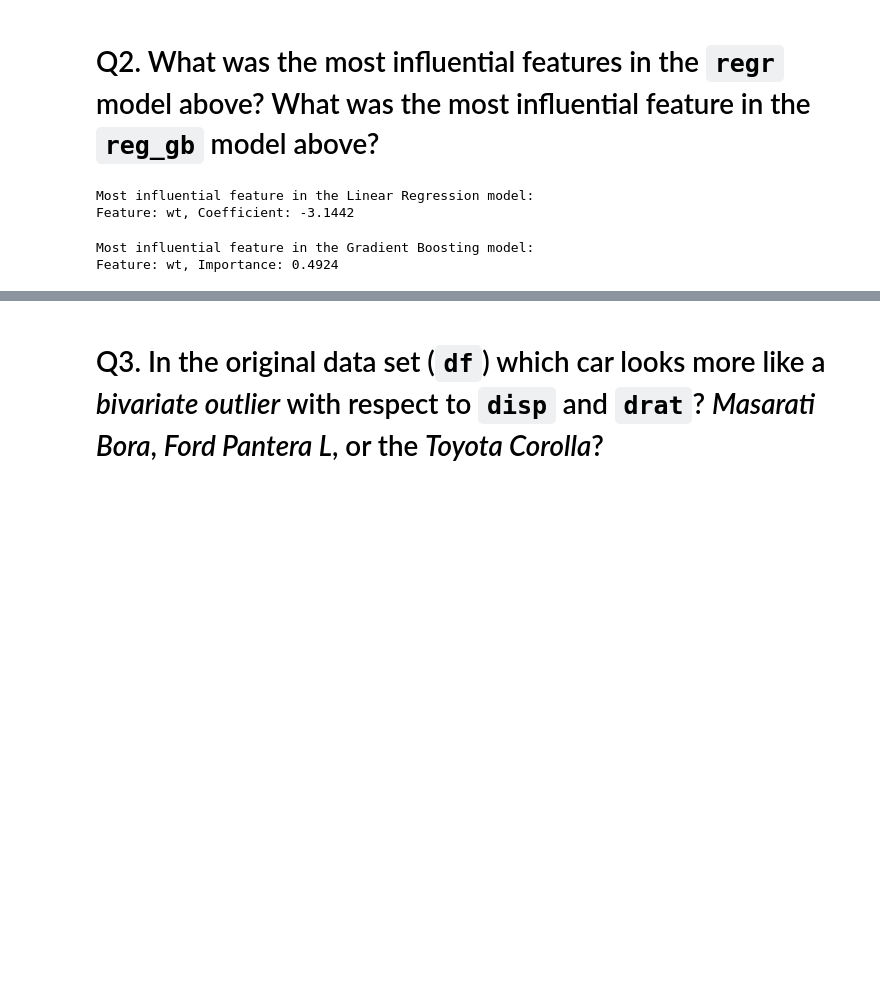
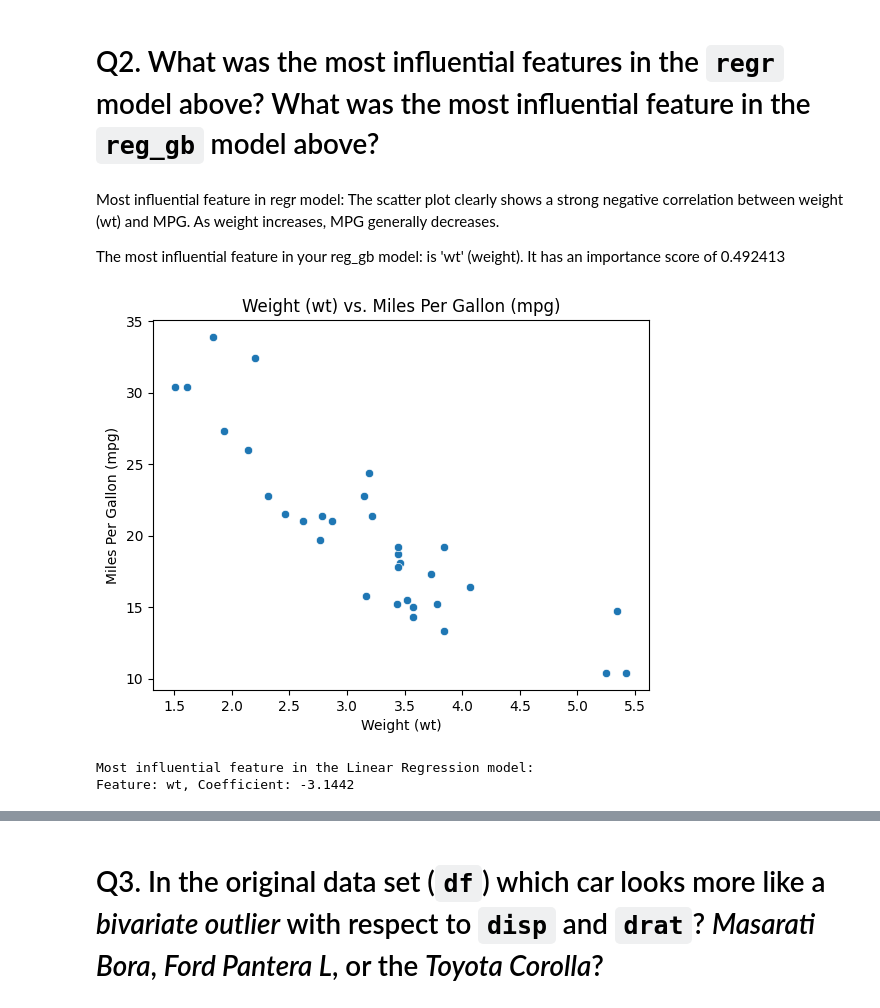
Before and after one commit to umcchavali/model_risk_management, a Jupyter notebook: hw1_outlier_detection_v1.ipynb, the cells around one changed output, grey strips where cells are left out. Saved outputs shown, nothing was run; the diff lists cells and outputs as text; code cells hidden in the pictures; blank space fills up the shorter version.

```diff
--- a/hw1_outlier_detection_v1.ipynb
+++ b/hw1_outlier_detection_v1.ipynb
@@ -654,5 +664,18 @@ Top 4 most influential features:
 # %% [markdown]
 # Q2. What was the most influential features in the `regr` model above?  What was the most influential feature in the `reg_gb` model above?
+# %% [markdown]
+Most influential feature in regr model: The scatter plot clearly shows a strong negative correlation between weight (wt) and MPG. As weight increases, MPG generally decreases.
+
+The most influential feature in your reg_gb model: is 'wt' (weight).
+It has an importance score of 0.492413
+# %%
+sns.scatterplot(x='wt', y='mpg', data=df)
+plt.title('Weight (wt) vs. Miles Per Gallon (mpg)')
+plt.xlabel('Weight (wt)')
+plt.ylabel('Miles Per Gallon (mpg)')
+plt.show()
+# %% [output]
+[figure, added]
 # %%
 # Get feature names (assuming they are the columns in df4 starting from index 1)
 feature_names = df4.columns[1:]
@@ -675,25 +698,3 @@ print(f"Feature: {most_influential_feature['Feature']}, Coefficient: {most_influ
 # %% [output]
 Most influential feature in the Linear Regression model:
 Feature: wt, Coefficient: -3.1442
-# %%
-# Get feature names
-feature_names = df4.columns[1:]
-
-# Get the feature importances from the gradient boosting regressor
-importances = reg_gb.feature_importances_
-
-# Create a DataFrame with features and their corresponding importances
-importances_df = pd.DataFrame({
-    'Feature': feature_names,
-    'Importance': importances
-})
-
-# Identify the most influential feature by finding the feature with the highest importance value
-most_influential_feature_gb = importances_df.loc[importances_df['Importance'].idxmax()]
-
-# Print the result
-print(f"Most influential feature in the Gradient Boosting model:")
-print(f"Feature: {most_influential_feature_gb['Feature']}, Importance: {most_influential_feature_gb['Importance']:.4f}")
-# %% [output]
-Most influential feature in the Gradient Boosting model:
-Feature: wt, Importance: 0.4924
```
Also changed, not shown: parts of 17 cells of this notebook.
